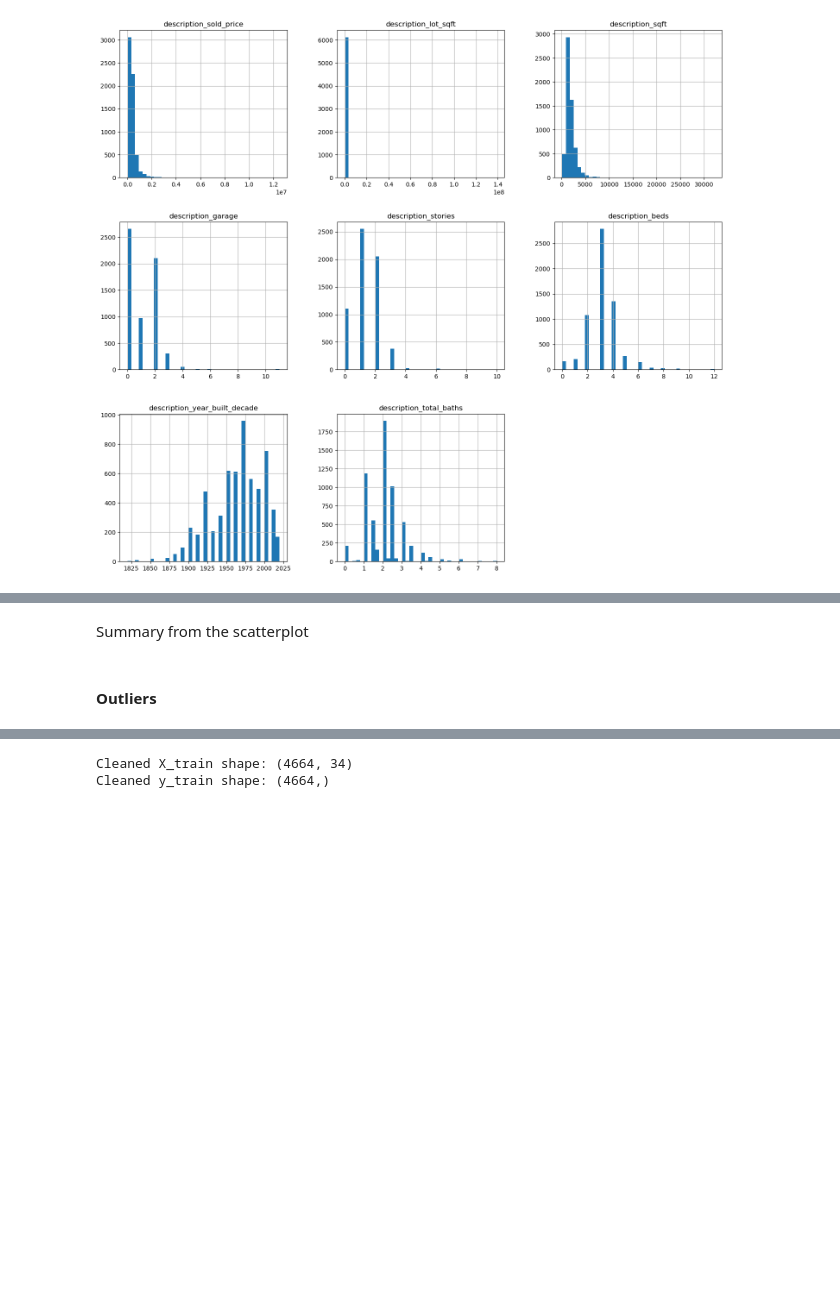
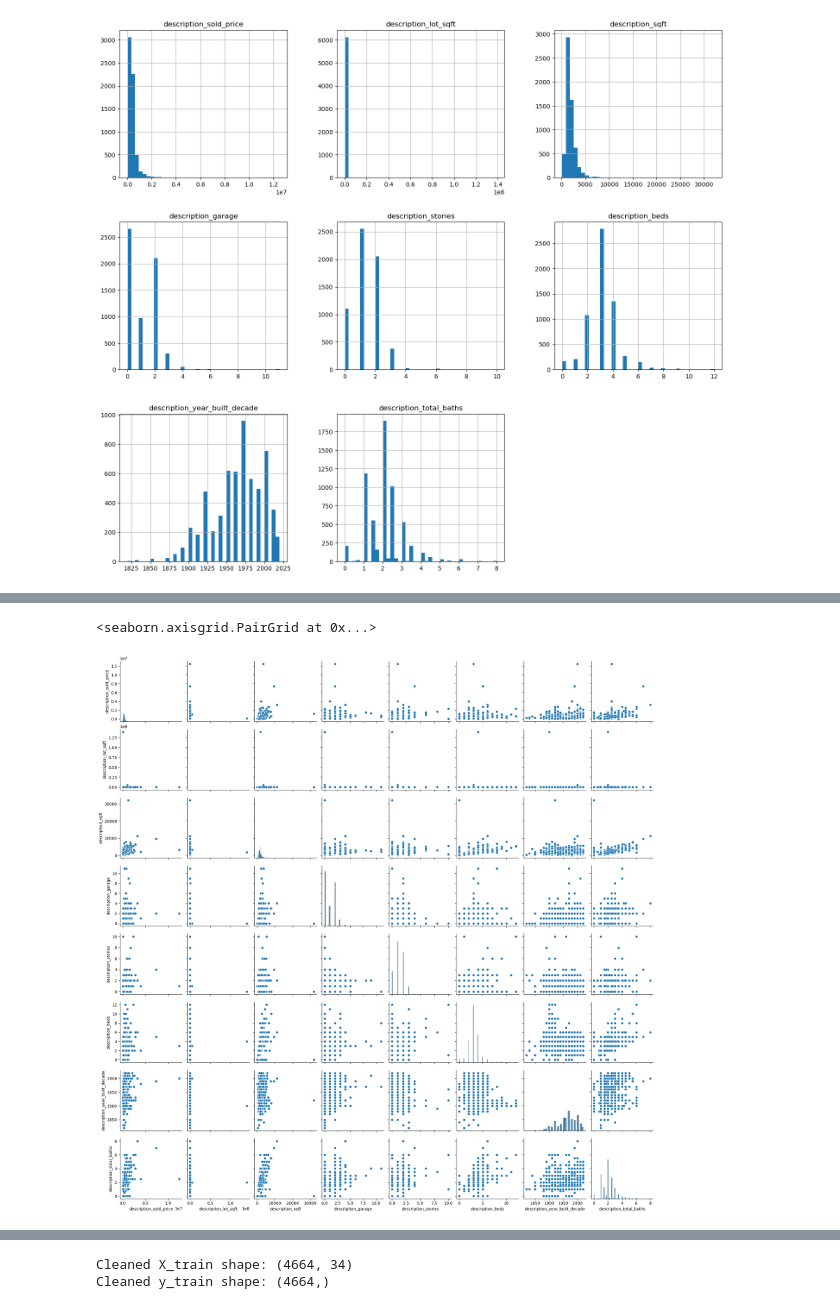
Before and after one commit to wjura/lhl-midterm-project, a Jupyter notebook: notebooks/1 - EDA.ipynb, the cells around one changed output, grey strips where cells are left out. Cells and saved outputs as stored; diff of their text form; code cells hidden in the pictures; blank space fills up the shorter version.

```diff
--- a/notebooks/1 - EDA.ipynb
+++ b/notebooks/1 - EDA.ipynb
@@ -677,8 +641,7 @@ Summary from the distribution plot
 # %%
 # Scatterplot
 
-# sns.pairplot(final_df)
+sns.pairplot(final_df[cols])
+# %% [output]
+<seaborn.axisgrid.PairGrid at 0x...>
+[figure, added]
-# %% [markdown]
-Summary from the scatterplot
-# %% [markdown]
-#### Outliers
```
Also changed, not shown: parts of 32 cells of this notebook.
